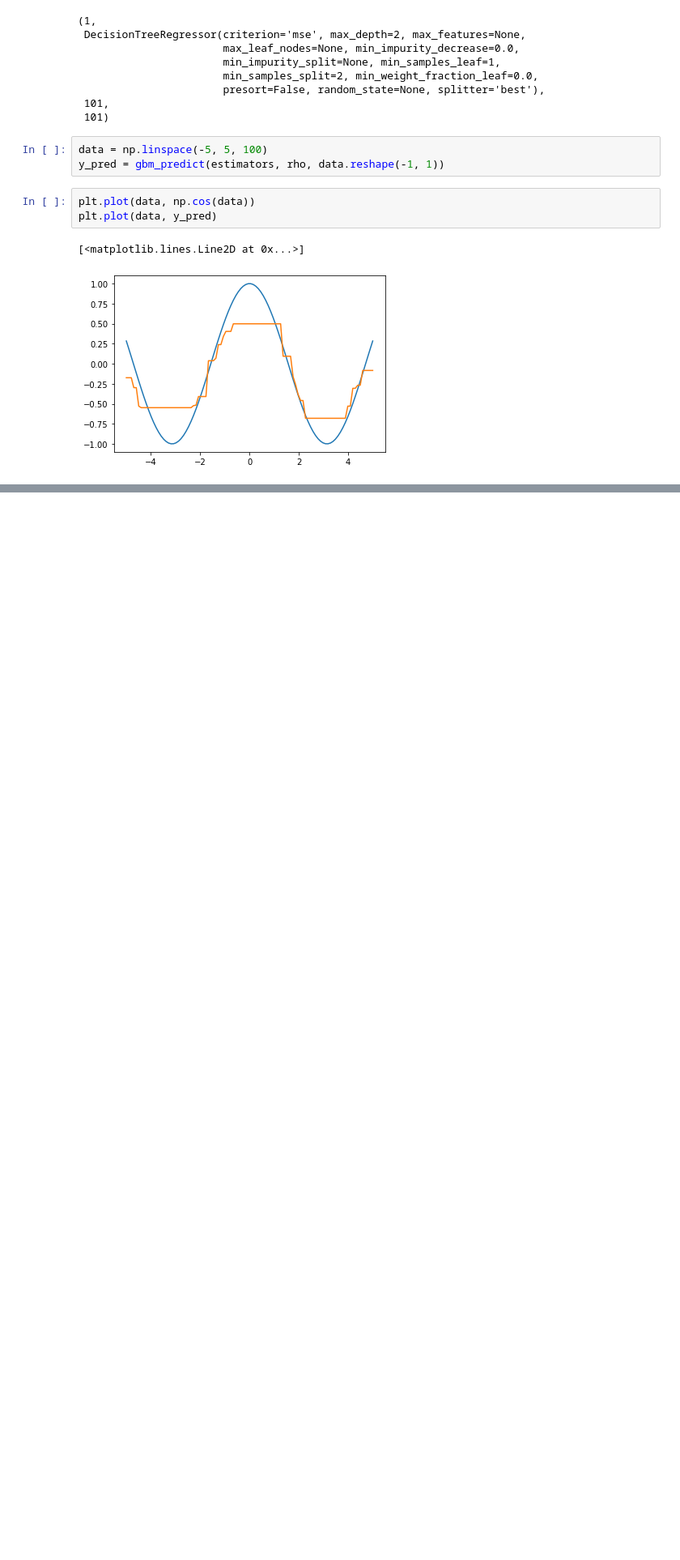
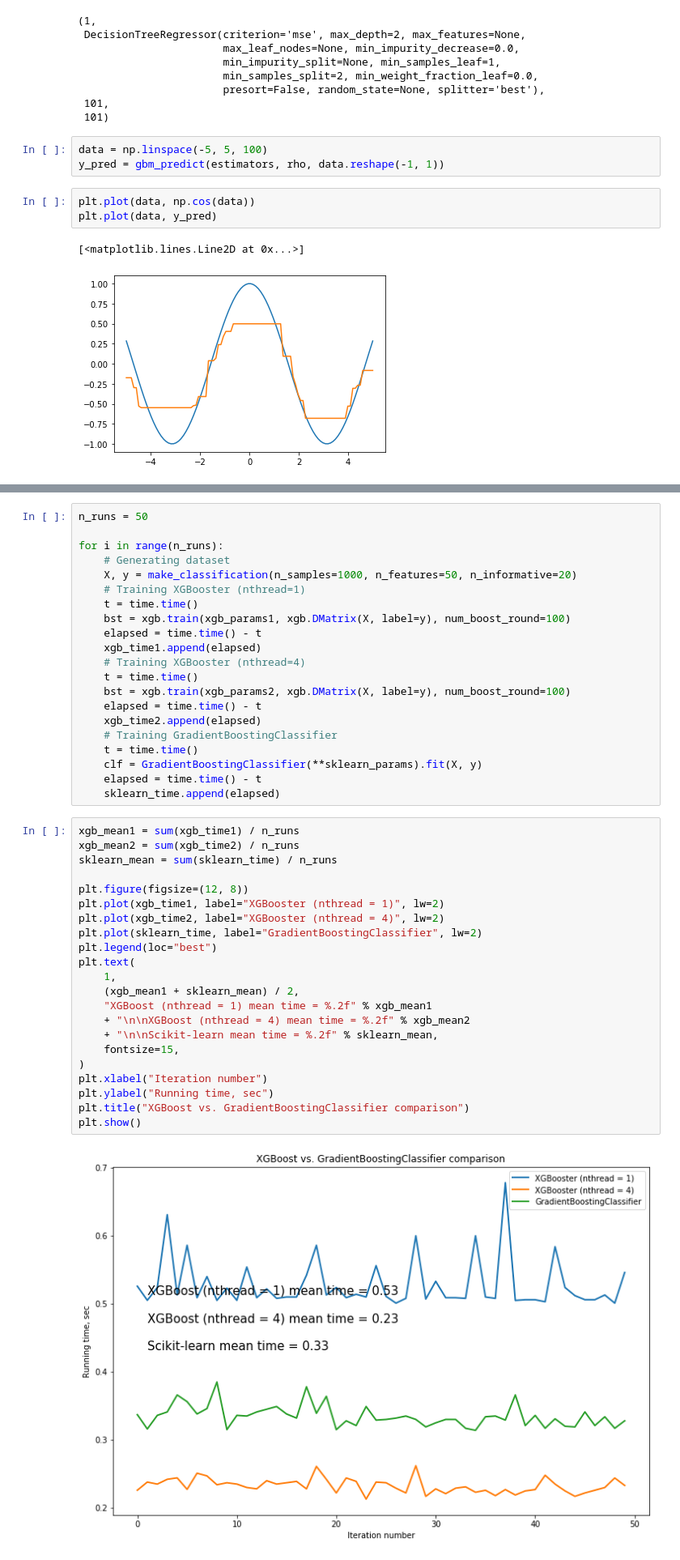
Before and after one commit to AlexeyMarg/open_ai_course, a Jupyter notebook: 10_boosting/10_boosting.ipynb, the cells around one changed output, grey strips where cells are left out. Shown at 81% size. Saved outputs shown, nothing was run; the diff lists cells and outputs as text; blank space fills up the shorter version.

Commit message:
xgboost

```diff
--- a/10_boosting/10_boosting.ipynb
+++ b/10_boosting/10_boosting.ipynb
@@ -120,0 +156,45 @@ plt.plot(data, y_pred)
+# %%
+n_runs = 50
+
+for i in range(n_runs):
+    # Generating dataset
+    X, y = make_classification(n_samples=1000, n_features=50, n_informative=20)
+    # Training XGBooster (nthread=1)
+    t = time.time()
+    bst = xgb.train(xgb_params1, xgb.DMatrix(X, label=y), num_boost_round=100)
+    elapsed = time.time() - t
+    xgb_time1.append(elapsed)
+    # Training XGBooster (nthread=4)
+    t = time.time()
+    bst = xgb.train(xgb_params2, xgb.DMatrix(X, label=y), num_boost_round=100)
+    elapsed = time.time() - t
+    xgb_time2.append(elapsed)
+    # Training GradientBoostingClassifier
+    t = time.time()
+    clf = GradientBoostingClassifier(**sklearn_params).fit(X, y)
+    elapsed = time.time() - t
+    sklearn_time.append(elapsed)
+# %%
+xgb_mean1 = sum(xgb_time1) / n_runs
+xgb_mean2 = sum(xgb_time2) / n_runs
+sklearn_mean = sum(sklearn_time) / n_runs
+
+plt.figure(figsize=(12, 8))
+plt.plot(xgb_time1, label="XGBooster (nthread = 1)", lw=2)
+plt.plot(xgb_time2, label="XGBooster (nthread = 4)", lw=2)
+plt.plot(sklearn_time, label="GradientBoostingClassifier", lw=2)
+plt.legend(loc="best")
+plt.text(
+    1,
+    (xgb_mean1 + sklearn_mean) / 2,
+    "XGBoost (nthread = 1) mean time = %.2f" % xgb_mean1
+    + "\n\nXGBoost (nthread = 4) mean time = %.2f" % xgb_mean2
+    + "\n\nScikit-learn mean time = %.2f" % sklearn_mean,
+    fontsize=15,
+)
+plt.xlabel("Iteration number")
+plt.ylabel("Running time, sec")
+plt.title("XGBoost vs. GradientBoostingClassifier comparison")
+plt.show()
+# %% [output]
+[figure, added]
```
Also changed, not shown: parts of 13 cells of this notebook.
